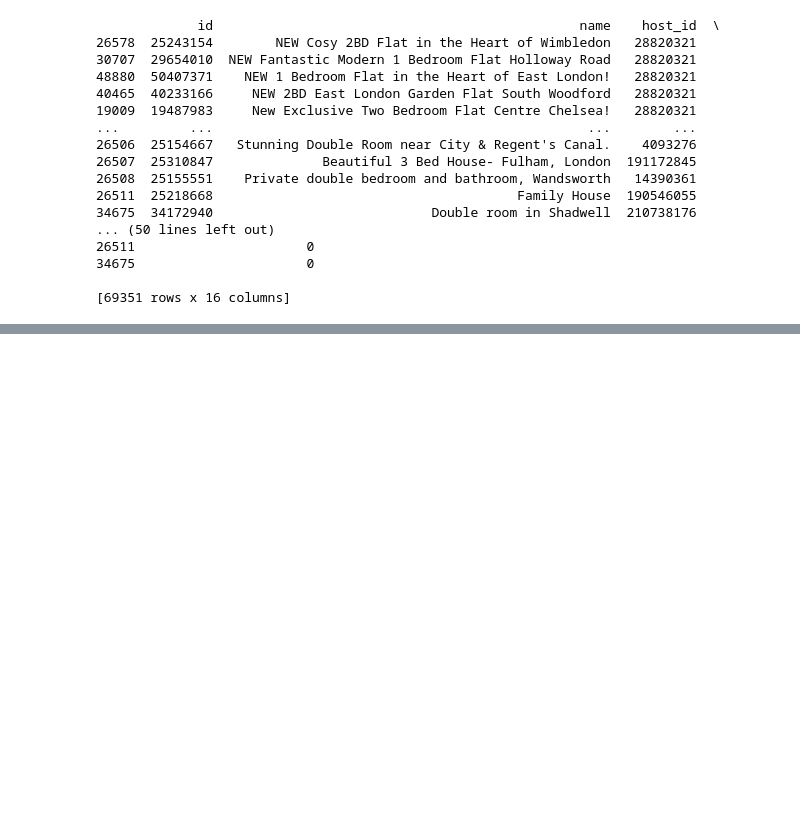
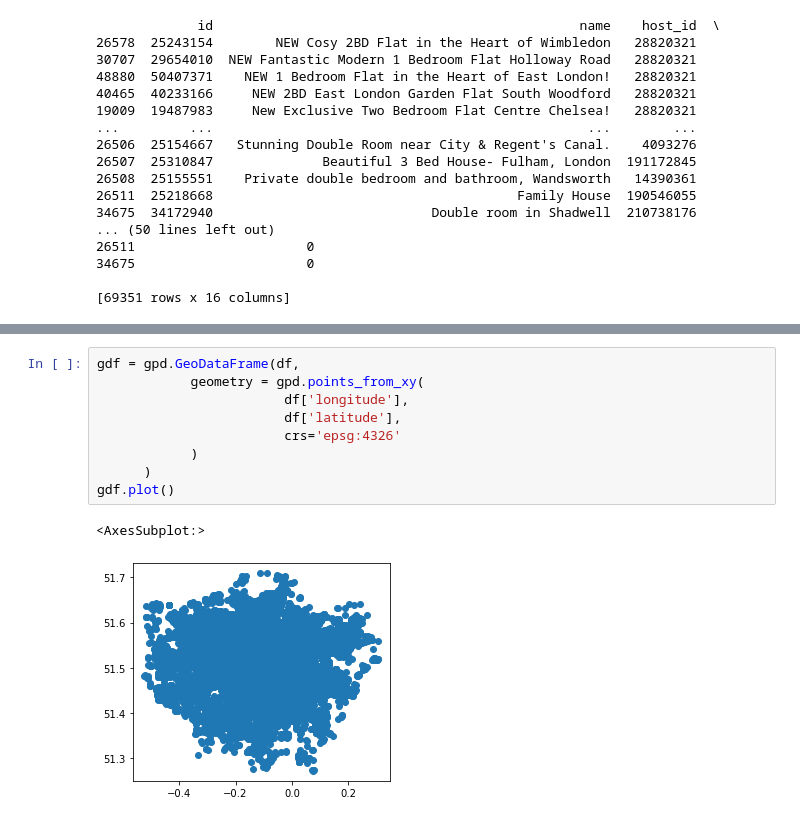
Before and after one commit to lordschmear/FSDS-Final-Report, a Jupyter notebook: diegocode.ipynb, the cells around one changed output, grey strips where cells are left out. Cells and saved outputs as stored; diff of their text form; blank space fills up the shorter version.

```diff
--- a/diegocode.ipynb
+++ b/diegocode.ipynb
@@ -195,0 +218,12 @@ print(chlc_htl)
+# %%
+gdf = gpd.GeoDataFrame(df,
+            geometry = gpd.points_from_xy(
+                        df['longitude'],
+                        df['latitude'],
+                        crs='epsg:4326'
+            )
+      )
+gdf.plot()
+# %% [output]
+<AxesSubplot:>
+[figure, added]
```
Also changed, not shown: parts of 12 cells of this notebook.
